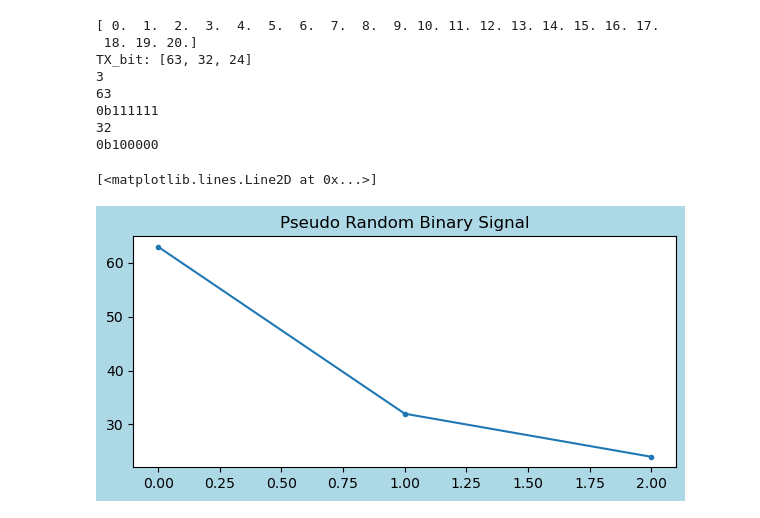
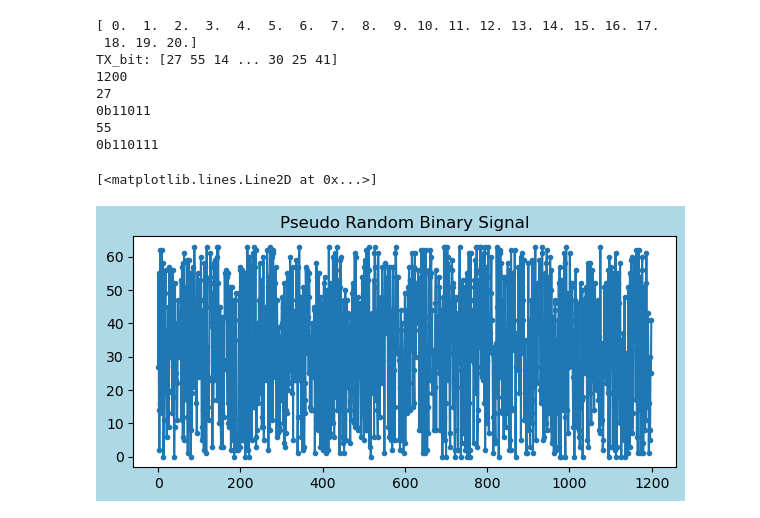
Before and after one commit to tacticstactics/Random_signal_generator, a Jupyter notebook: TX_bit-1.ipynb, the cells around one changed output. Drawn from its saved outputs; the diff is of its cells as text; code cells hidden in the pictures.

```diff
--- a/TX_bit-1.ipynb
+++ b/TX_bit-1.ipynb
@@ -19,38 +19,38 @@ print(power_range)
 
 TX_bit = np.random.randint(0, 64, (bit_num))
 #TX_bit = np.random.randint(0, 64, (M, bit_num))
 
-TX_bit = [63, 32, 24]
+#TX_bit = [63, 32, 24]
 
 
 print('TX_bit:', TX_bit)
 print(np.size(TX_bit))
 
 binary_representation0 = bin(TX_bit[0])
 
 print(TX_bit[0])
 print(binary_representation0)
 
 #binary_representation = bin(TX_bit)
 
 binary_representation1 = bin(TX_bit[1])
 print(TX_bit[1])
 print(binary_representation1)
 
 
 fig1 = plt.figure(figsize = (7,3), facecolor='lightblue')
 
 ax1_1 = fig1.add_subplot(1, 1, 1)
 ax1_1.set_title("Pseudo Random Binary Signal")
 ax1_1.plot(TX_bit, ".-")
 # %% [output]
 [ 0.  1.  2.  3.  4.  5.  6.  7.  8.  9. 10. 11. 12. 13. 14. 15. 16. 17.
  18. 19. 20.]
-TX_bit: [63, 32, 24]
-3
-63
-0b111111
-32
-0b100000
+TX_bit: [27 55 14 ... 30 25 41]
+1200
+27
+0b11011
+55
+0b110111
 [<matplotlib.lines.Line2D at 0x...>]
-[figure, old version]
+[figure, new version]
```
Also changed, not shown: parts of 1 cell of this notebook, 2 other files.
